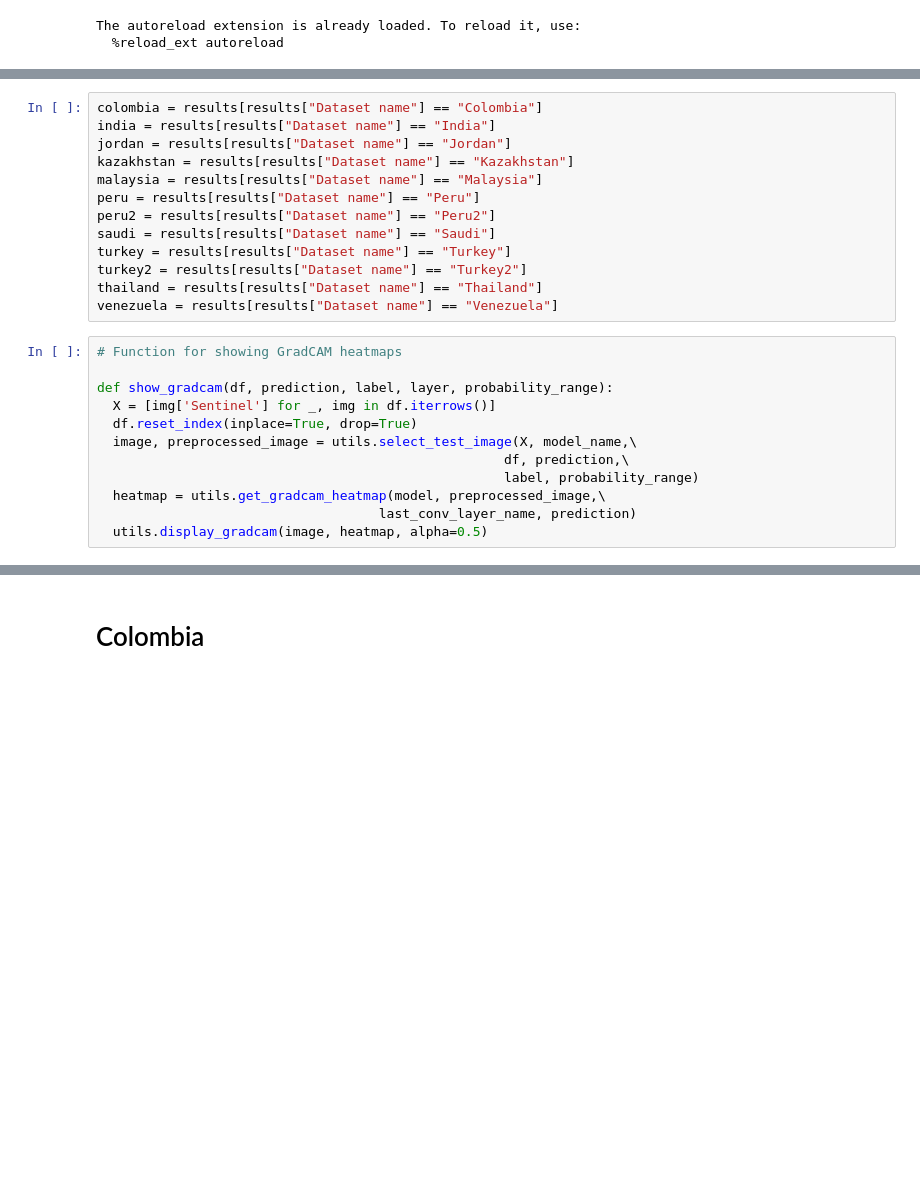
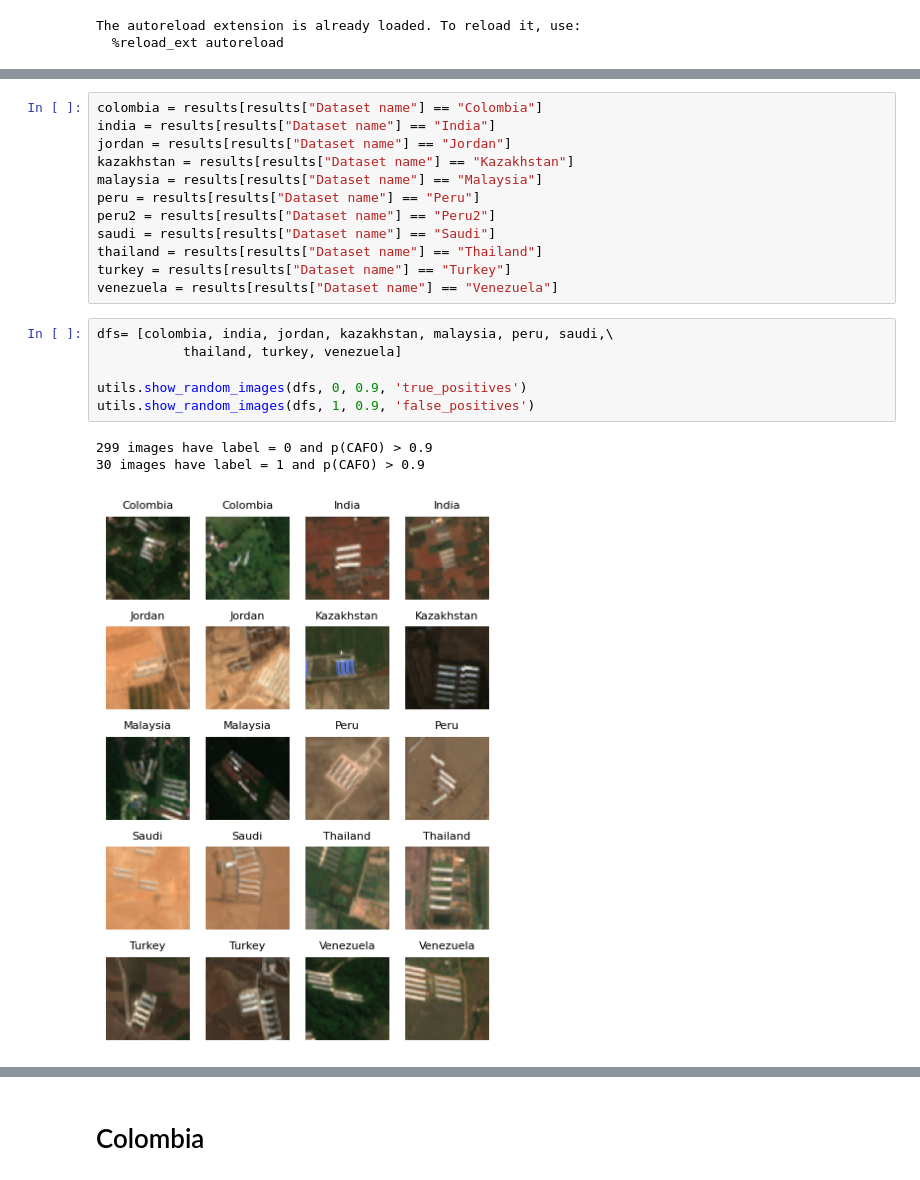
Before and after one commit to rachelemason/CAFO-AI, a Jupyter notebook: 11_testModel.ipynb, the cells around one changed output, grey strips where cells are left out. Saved outputs shown, nothing was run; the diff lists cells and outputs as text; blank space fills up the shorter version.

```diff
--- a/11_testModel.ipynb
+++ b/11_testModel.ipynb
@@ -92,19 +109,16 @@ malaysia = results[results["Dataset name"] == "Malaysia"]
 peru = results[results["Dataset name"] == "Peru"]
 peru2 = results[results["Dataset name"] == "Peru2"]
 saudi = results[results["Dataset name"] == "Saudi"]
+thailand = results[results["Dataset name"] == "Thailand"]
 turkey = results[results["Dataset name"] == "Turkey"]
-turkey2 = results[results["Dataset name"] == "Turkey2"]
-thailand = results[results["Dataset name"] == "Thailand"]
 venezuela = results[results["Dataset name"] == "Venezuela"]
-# %%
-# Function for showing GradCAM heatmaps
-
-def show_gradcam(df, prediction, label, layer, probability_range):
-  X = [img['Sentinel'] for _, img in df.iterrows()]
-  df.reset_index(inplace=True, drop=True)
-  image, preprocessed_image = utils.select_test_image(X, model_name,\
-                                                    df, prediction,\
-                                                    label, probability_range)
-  heatmap = utils.get_gradcam_heatmap(model, preprocessed_image,\
-                                    last_conv_layer_name, prediction)
-  utils.display_gradcam(image, heatmap, alpha=0.5)
+# %%
+dfs= [colombia, india, jordan, kazakhstan, malaysia, peru, saudi,\
+           thailand, turkey, venezuela]
+
+utils.show_random_images(dfs, 0, 0.9, 'true_positives')
+utils.show_random_images(dfs, 1, 0.9, 'false_positives')
+# %% [output]
+299 images have label = 0 and p(CAFO) > 0.9
+30 images have label = 1 and p(CAFO) > 0.9
+[figure, added]
```
Also changed, not shown: parts of 37 cells of this notebook.
